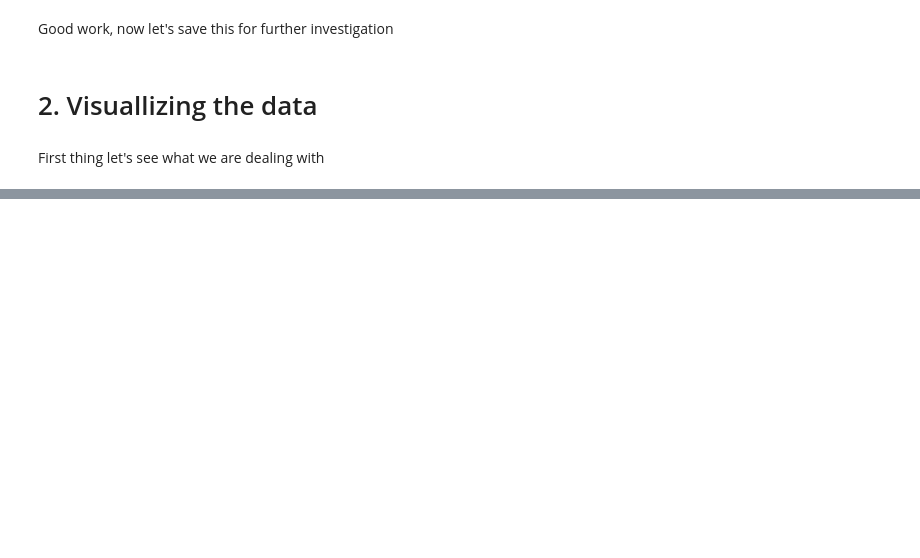
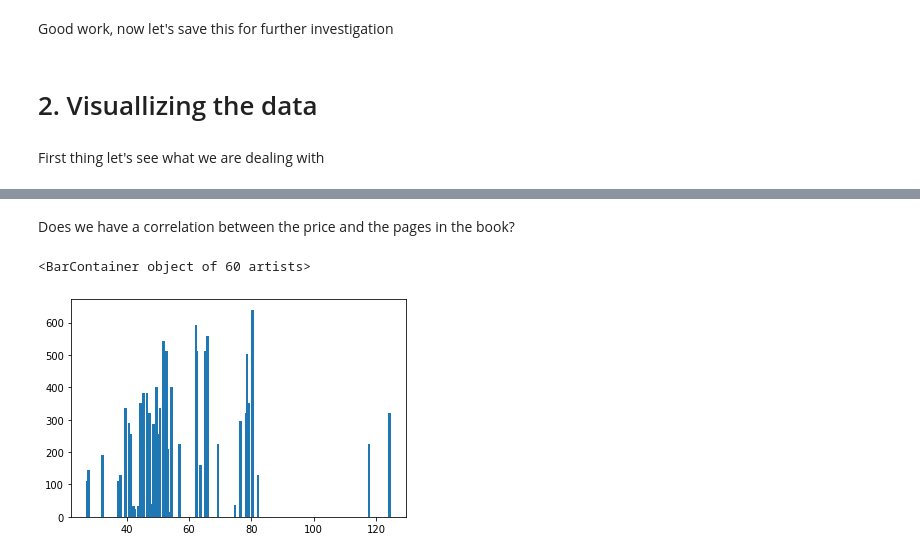
Before and after one commit to agnoam/ml_crawling, a Jupyter notebook: src/BD crawling.ipynb, the cells around one changed output, grey strips where cells are left out. Cells and saved outputs as stored; diff of their text form; code cells hidden in the pictures; blank space fills up the shorter version.

```diff
--- a/src/BD crawling.ipynb
+++ b/src/BD crawling.ipynb
@@ -313,0 +373,7 @@ df.head()
+# %% [markdown]
+Does we have a correlation between the price and the pages in the book?
+# %%
+plt.bar(x=df['price-ILS'], height=df['pages-count'])
+# %% [output]
+<BarContainer object of 60 artists>
+[figure, added]
```
Also changed, not shown: parts of 18 cells of this notebook.
